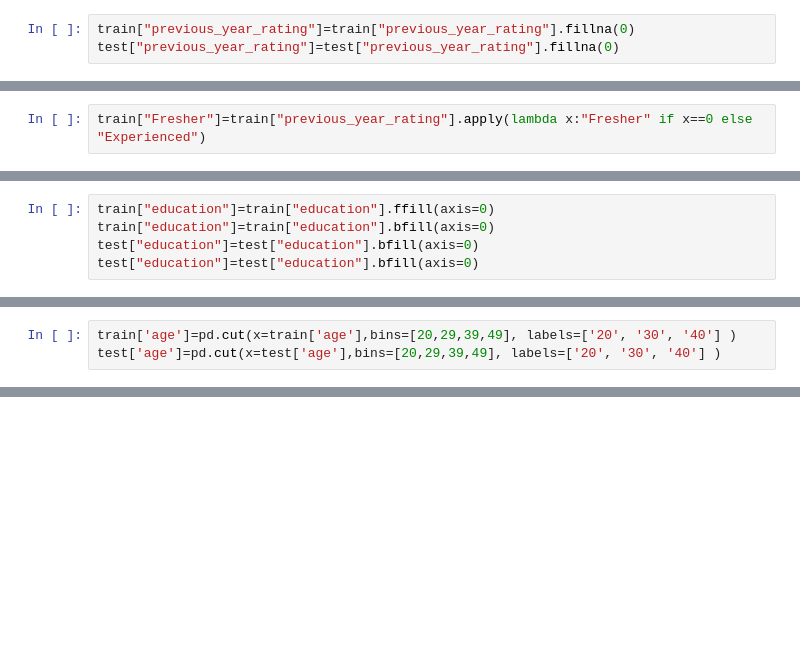
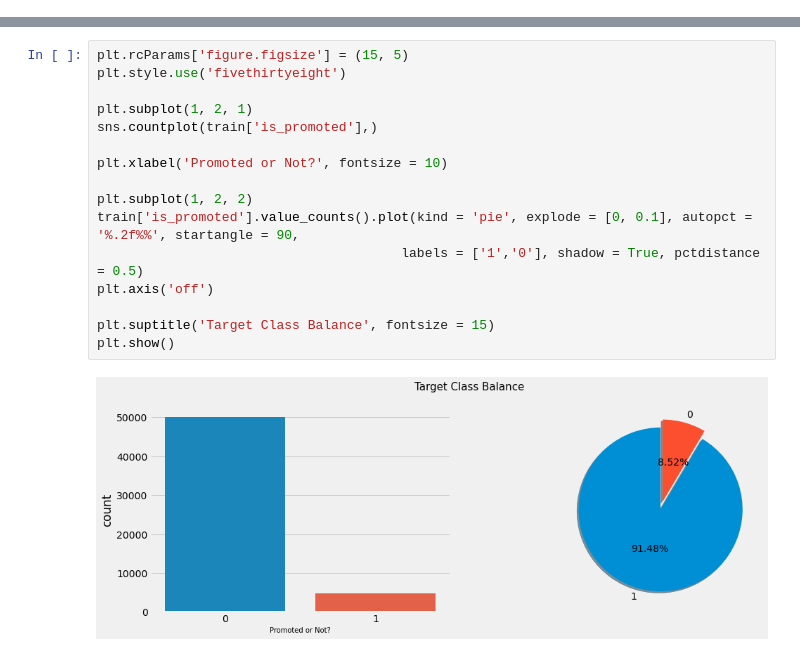
Before and after one commit to AniketBahukhandi/machine-learning-slog-solutions, a Jupyter notebook: assignment/assignment.ipynb, the cells around one changed output, grey strips where cells are left out. Saved outputs shown, nothing was run; the diff lists cells and outputs as text; blank space fills up the shorter version.

```diff
--- a/assignment/assignment.ipynb
+++ b/assignment/assignment.ipynb
@@ -148,3 +98,0 @@ remove_duplicate(train)
-# %%
-train["previous_year_rating"]=train["previous_year_rating"].fillna(0)
-test["previous_year_rating"]=test["previous_year_rating"].fillna(0)
@@ -153,2 +98,0 @@ test["previous_year_rating"]=test["previous_year_rating"].fillna(0)
-# %%
-train["Fresher"]=train["previous_year_rating"].apply(lambda x:"Fresher" if x==0 else "Experienced")
@@ -173,5 +98,0 @@ fill missing values
-# %%
-train["education"]=train["education"].ffill(axis=0)
-train["education"]=train["education"].bfill(axis=0)
-test["education"]=test["education"].bfill(axis=0)
-test["education"]=test["education"].bfill(axis=0)
@@ -228,3 +98,0 @@ sns.distplot(train['age'])
-# %%
-train['age']=pd.cut(x=train['age'],bins=[20,29,39,49], labels=['20', '30', '40'] )
-test['age']=pd.cut(x=test['age'],bins=[20,29,39,49], labels=['20', '30', '40'] )
@@ -328,0 +107,18 @@ Index(['employee_id', 'no_of_trainings', 'previous_year_rating',
+# %%
+plt.rcParams['figure.figsize'] = (15, 5)
+plt.style.use('fivethirtyeight')
+
+plt.subplot(1, 2, 1)
+sns.countplot(train['is_promoted'],)
+
+plt.xlabel('Promoted or Not?', fontsize = 10)
+
+plt.subplot(1, 2, 2)
+train['is_promoted'].value_counts().plot(kind = 'pie', explode = [0, 0.1], autopct = '%.2f%%', startangle = 90,
+                                       labels = ['1','0'], shadow = True, pctdistance = 0.5)
+plt.axis('off')
+
+plt.suptitle('Target Class Balance', fontsize = 15)
+plt.show()
+# %% [output]
+[figure, added]
```
Also changed, not shown: parts of 67 cells of this notebook, 2 other files.
